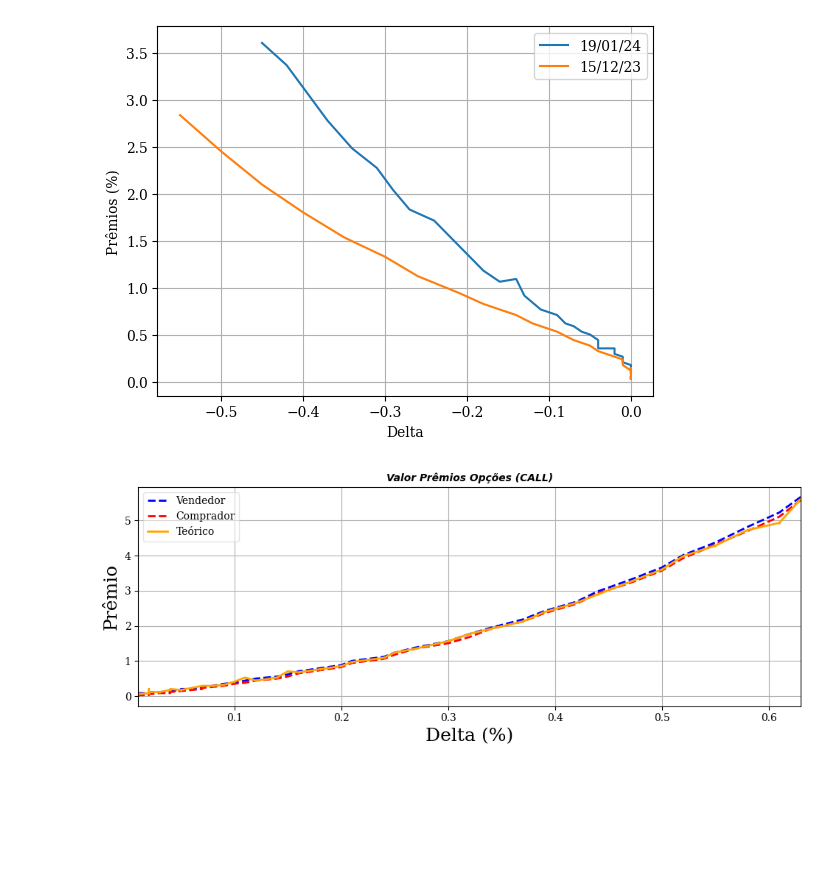
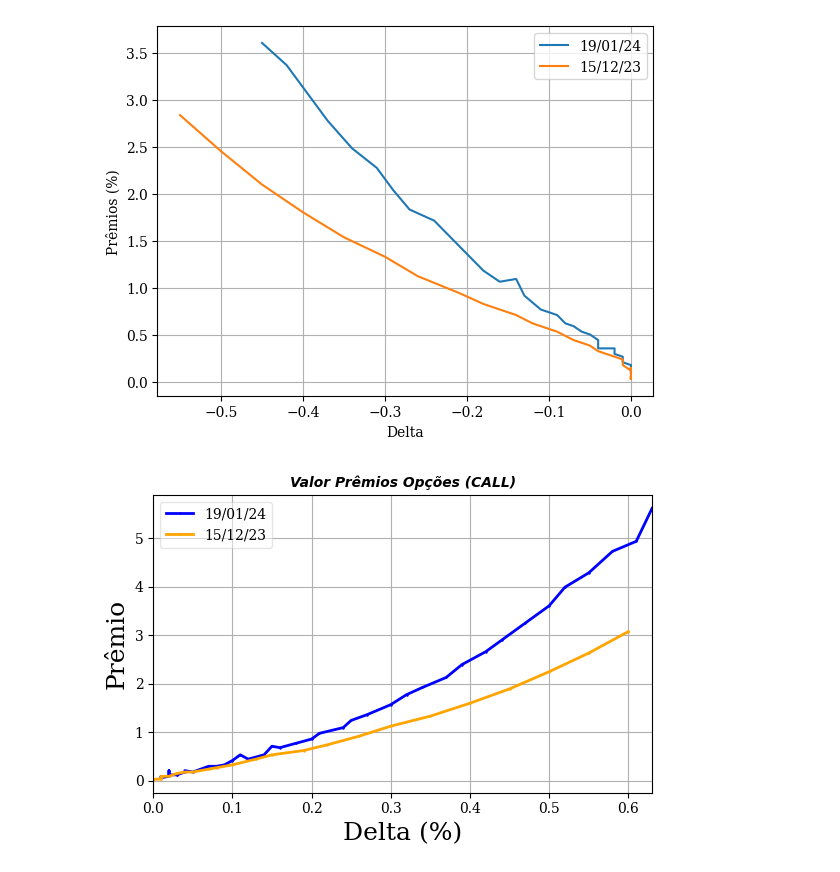
Before and after one commit to facklen/python_para_investimentos, a Jupyter notebook: Avaliação_Opções.ipynb, the cells around one changed output. Cells and saved outputs as stored; diff of their text form; code cells hidden in the pictures; blank space fills up the shorter version.

```diff
--- a/Avaliação_Opções.ipynb
+++ b/Avaliação_Opções.ipynb
@@ -109,24 +99,26 @@ plt.show()
 # %%
 # A mesma análise para as Calls
 CALLs_OTM = Opções[(Opções['Intrínseco']<=0.5)]
+CALLs_OTM1 = Opções1[(Opções1['Intrínseco']<=0.5)]
 # %%
 # A mesma análise para as Calls
 #Visualizar o gráfico
 #plt.style.use('seaborn')
 #plt.style.use('ggplot')
 plt.rcParams['font.family'] = 'serif'
 plt.rcParams['font.serif'] = ['Times New Roman'] + plt.rcParams['font.serif']
-plt.figure(figsize=(10,4))
+plt.figure(figsize=(6,4))
 plt.title('Valor Prêmios Opções (CALL)', fontsize=10, fontweight='bold', fontstyle='italic', fontfamily='sans-serif')
 plt.xlabel('Delta (%)',fontsize=18)
 plt.ylabel('Prêmio',fontsize=18)
 plt.tight_layout()
 plt.margins(x=0, y=0.05)
-plt.plot(CALLs_OTM['Delta'],CALLs_OTM['Ask']*100/Ativo,  label='Vendedor', color='blue',linestyle='dashed', linewidth=2)
-plt.plot(CALLs_OTM['Delta'],CALLs_OTM['Bid']*100/Ativo,  label='Comprador', color='red', linestyle='dashed', linewidth=2)
-plt.plot(CALLs_OTM['Delta'],CALLs_OTM['Último']*100/Ativo,  label='Teórico', color='orange', marker='+', linewidth=2, markersize=2)
+#plt.plot(CALLs_OTM['Delta'],CALLs_OTM['Ask']*100/Ativo,  label='Vendedor', color='blue',linestyle='dashed', linewidth=2)
+#plt.plot(CALLs_OTM['Delta'],CALLs_OTM['Bid']*100/Ativo,  label='Comprador', color='red', linestyle='dashed', linewidth=2)
+plt.plot(CALLs_OTM['Delta'],CALLs_OTM['Último']*100/Ativo,  label='19/01/24', color='blue', marker='+', linewidth=2, markersize=2)
+plt.plot(CALLs_OTM1['Delta'],CALLs_OTM1['Último']*100/Ativo,  label='15/12/23', color='orange', marker='+', linewidth=2, markersize=2)
 plt.legend(fontsize=10, frameon=True, framealpha=0.5, facecolor='white')
 plt.grid(True)
 plt.show()
 # %% [output]
-[figure, old version]
+[figure, new version]
```
Also changed, not shown: parts of 1 cell of this notebook.
